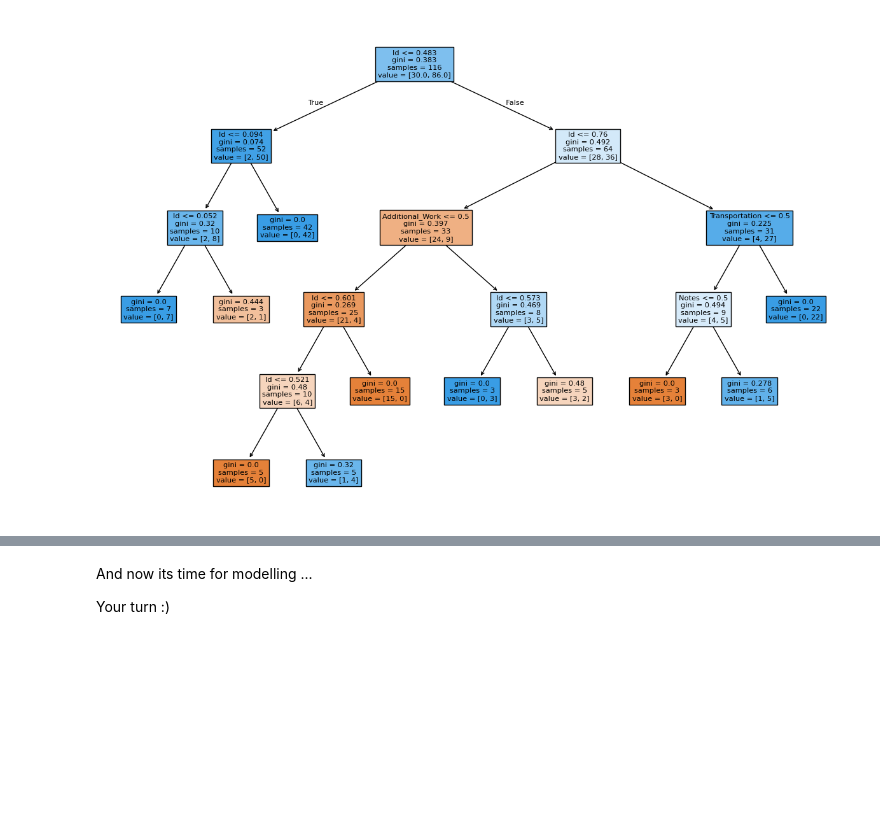
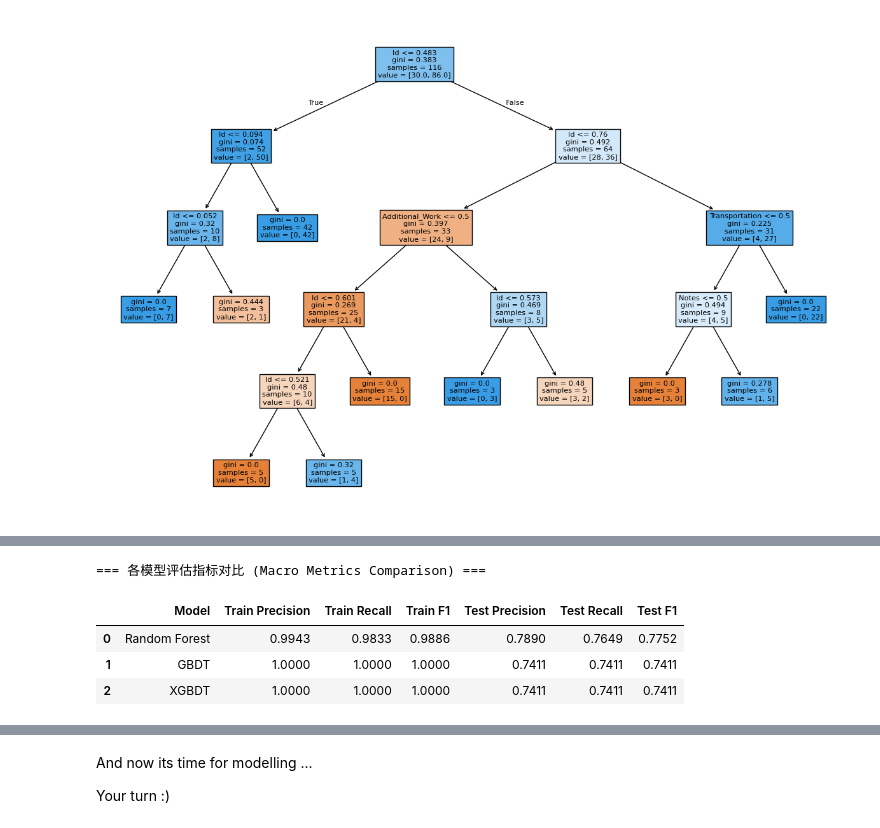
Before and after one commit to csiyu0962-collab/DataScience-GenAI-Submissions, a Jupyter notebook: 5_02_Modelling_Hackathon.ipynb, the cells around one changed output, grey strips where cells are left out. Drawn from its saved outputs; the diff is of its cells as text; code cells hidden in the pictures; blank space fills up the shorter version.

```diff
--- a/5_02_Modelling_Hackathon.ipynb
+++ b/5_02_Modelling_Hackathon.ipynb
@@ -481,0 +528,55 @@ plt.show()
+# %%
+import pandas as pd
+from sklearn.ensemble import RandomForestClassifier as RF, GradientBoostingClassifier as GBDT
+from xgboost import XGBClassifier as XGBDT
+from sklearn.metrics import precision_recall_fscore_support
+
+# 1. 初始化模型
+rf_algo = RF(random_state=1984, max_depth=5, n_estimators=100)
+gb_algo = GBDT(random_state=1984, max_depth=3, n_estimators=100)
+xgb_algo = XGBDT(random_state=1984, max_depth=3, n_estimators=100, eval_metric='logloss')
+
+models = {
+    'Random Forest': rf_algo,
+    'GBDT': gb_algo,
+    'XGBDT': xgb_algo
+}
+
+# 用于存储所有模型的评估结果
+results = []
+
+# 2. 循环训练并评估每个模型
+for name, clf in models.items():
+    # 训练模型
+    clf.fit(X_train_filled, Y_train)
+
+    # 预测
+    tr_pred = clf.predict(X_train_filled)
+    te_pred = clf.predict(X_test_filled)
+
+    # 计算训练集指标
+    tr_prec, tr_rec, tr_f1, _ = precision_recall_fscore_support(Y_train, tr_pred, average='macro')
+    # 计算测试集指标
+    te_prec, te_rec, te_f1, _ = precision_recall_fscore_support(Y_test, te_pred, average='macro')
+
+    results.append({
+        'Model': name,
+        'Train Precision': tr_prec,
+        'Train Recall': tr_rec,
+        'Train F1': tr_f1,
+        'Test Precision': te_prec,
+        'Test Recall': te_rec,
+        'Test F1': te_f1
+    })
+
+# 3. 转换为 DataFrame 漂亮地输出
+df_results = pd.DataFrame(results)
+
+print("=== 各模型评估指标对比 (Macro Metrics Comparison) ===")
+display(df_results.round(4))
+# %% [output]
+=== 各模型评估指标对比 (Macro Metrics Comparison) ===
+|  | Model | Train Precision | Train Recall | Train F1 | Test Precision | Test Recall | Test F1 |
+| 0 | Random Forest | 0.9943 | 0.9833 | 0.9886 | 0.7890 | 0.7649 | 0.7752 |
+| 1 | GBDT | 1.0000 | 1.0000 | 1.0000 | 0.7411 | 0.7411 | 0.7411 |
+| 2 | XGBDT | 1.0000 | 1.0000 | 1.0000 | 0.7411 | 0.7411 | 0.7411 |
```
Also changed, not shown: parts of 11 cells of this notebook.
